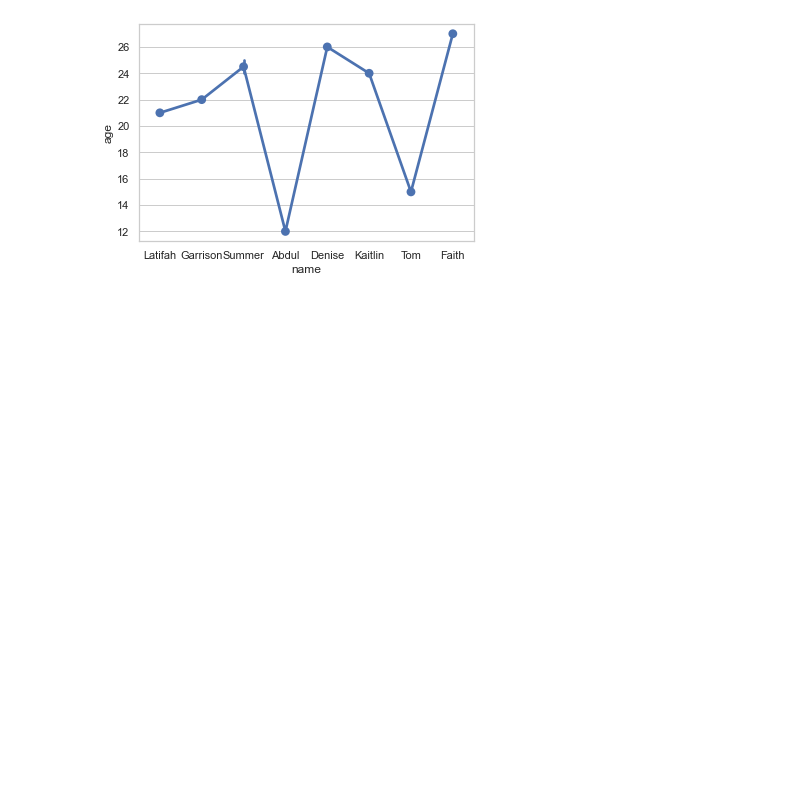
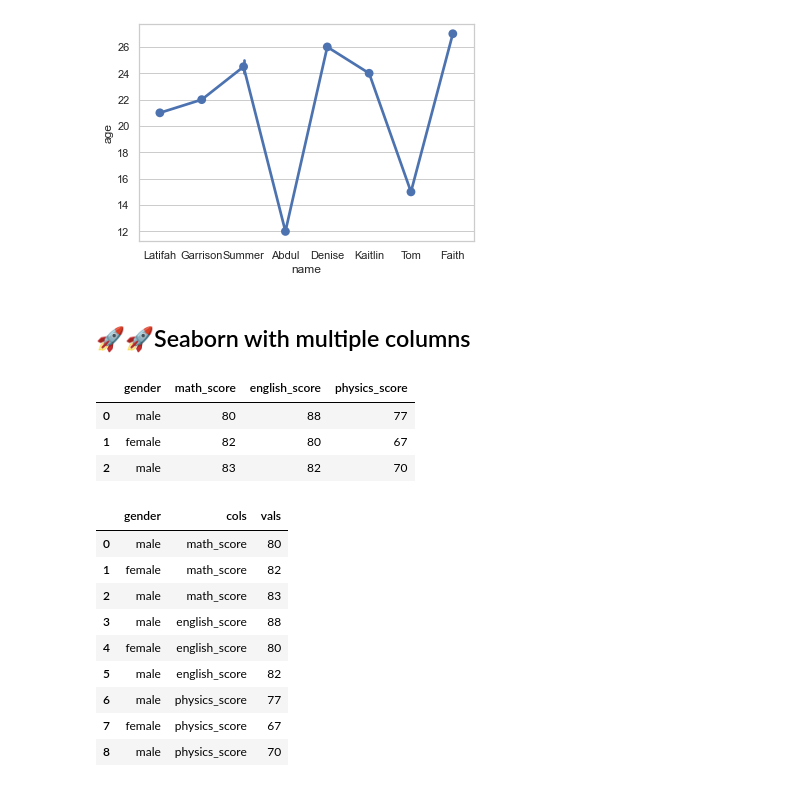
Before and after one commit to dev-SR/machine-learning, a Jupyter notebook: 03seaborn/sns.ipynb, the cells around one changed output. Cells and saved outputs as stored; diff of their text form; code cells hidden in the pictures; blank space fills up the shorter version.

```diff
--- a/03seaborn/sns.ipynb
+++ b/03seaborn/sns.ipynb
@@ -817,3 +817,52 @@ res = sns.pointplot(x=csv['name'], y=csv['age'])
 plt.show()
 # %% [output]
 [figure]
+# %% [markdown]
+## 🚀🚀Seaborn with multiple columns
+# %%
+from IPython.display import display
+
+dump = [
+    {
+        'gender':'male',
+        'math_score':80,
+        'english_score':88,
+        'physics_score':77
+    },
+    {
+        'gender':'female',
+        'math_score':82,
+        'english_score':80,
+        'physics_score':67
+    },
+    {
+        'gender':'male',
+        'math_score':83,
+        'english_score':82,
+        'physics_score':70
+    },
+
+]
+dumpdf = pd.DataFrame(dump)
+display(dumpdf)
+# https://stackoverflow.com/questions/71338167/seaborn-with-multiple-columns
+# https://stackoverflow.com/questions/44941082/plot-multiple-columns-of-pandas-dataframe-using-seaborn
+# https://stackoverflow.com/questions/50529022/pandas-melt-unmelt-preserve-index
+# dumpdf = dumpdf.reset_index().melt('gender', var_name='cols',  value_name='vals')
+dumpdf = dumpdf.melt('gender', var_name='cols',  value_name='vals')
+display(dumpdf)
+# %% [output]
+|  | gender | math_score | english_score | physics_score |
+| 0 | male | 80 | 88 | 77 |
+| 1 | female | 82 | 80 | 67 |
+| 2 | male | 83 | 82 | 70 |
+|  | gender | cols | vals |
+| 0 | male | math_score | 80 |
+| 1 | female | math_score | 82 |
+| 2 | male | math_score | 83 |
+| 3 | male | english_score | 88 |
+| 4 | female | english_score | 80 |
+| 5 | male | english_score | 82 |
+| 6 | male | physics_score | 77 |
+| 7 | female | physics_score | 67 |
+| 8 | male | physics_score | 70 |
```
Also changed, not shown: parts of 1 cell of this notebook, 3 other files.
